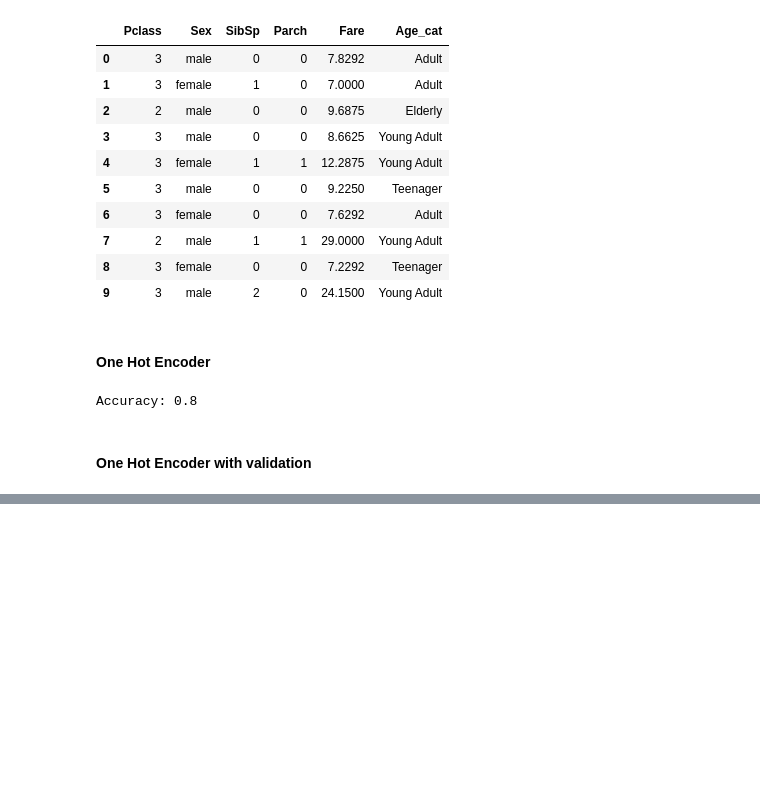
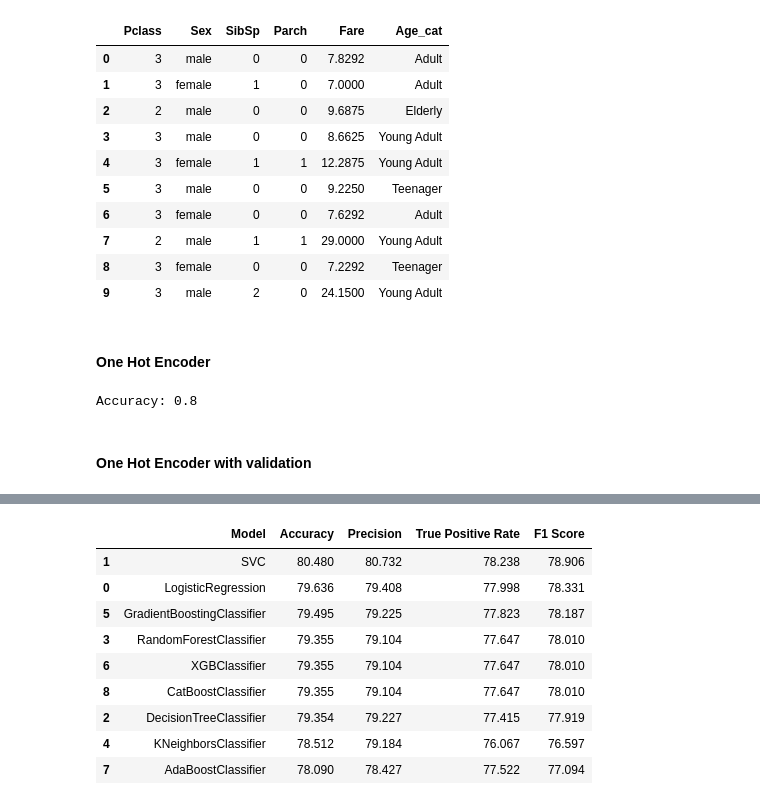
Before and after one commit to Yosapatjj/Titanic-ML, a Jupyter notebook: 00 Kaggle_Titanic_project.ipynb, the cells around one changed output, grey strips where cells are left out. Drawn from its saved outputs; the diff is of its cells as text; code cells hidden in the pictures; blank space fills up the shorter version.

```diff
--- a/00 Kaggle_Titanic_project.ipynb
+++ b/00 Kaggle_Titanic_project.ipynb
@@ -284,0 +357,22 @@ print("Test Accuracy:", test_accuracy)
+# %%
+### Sort the DataFrame by Accuracy column
+results_df_sorted = results_df.sort_values(by='Accuracy', ascending=False)
+
+# Convert Accuracy to percentage
+results_df_sorted['Accuracy'] = round(results_df_sorted['Accuracy'] * 100,3)
+results_df_sorted['Precision'] = round(results_df_sorted['Precision'] * 100,3)
+results_df_sorted['True Positive Rate'] = round(results_df_sorted['True Positive Rate'] * 100,3)
+results_df_sorted['F1 Score'] = round(results_df_sorted['F1 Score'] * 100,3)
+
+results_df_sorted
+# %% [output]
+|  | Model | Accuracy | Precision | True Positive Rate | F1 Score |
+| 1 | SVC | 80.480 | 80.732 | 78.238 | 78.906 |
+| 0 | LogisticRegression | 79.636 | 79.408 | 77.998 | 78.331 |
+| 5 | GradientBoostingClassifier | 79.495 | 79.225 | 77.823 | 78.187 |
+| 3 | RandomForestClassifier | 79.355 | 79.104 | 77.647 | 78.010 |
+| 6 | XGBClassifier | 79.355 | 79.104 | 77.647 | 78.010 |
+| 8 | CatBoostClassifier | 79.355 | 79.104 | 77.647 | 78.010 |
+| 2 | DecisionTreeClassifier | 79.354 | 79.227 | 77.415 | 77.919 |
+| 4 | KNeighborsClassifier | 78.512 | 79.184 | 76.067 | 76.597 |
+| 7 | AdaBoostClassifier | 78.090 | 78.427 | 77.522 | 77.094 |
```
Also changed, not shown: parts of 9 cells of this notebook.
